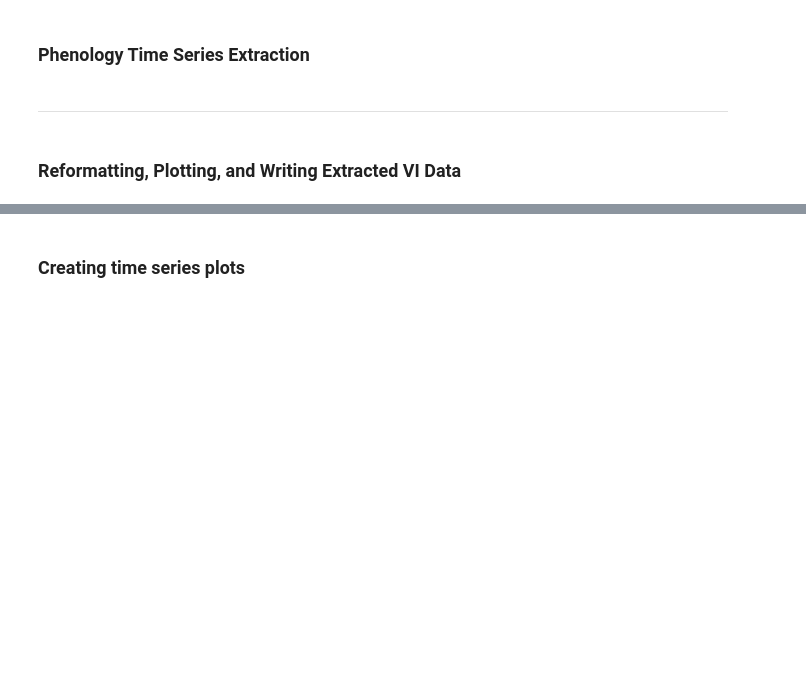
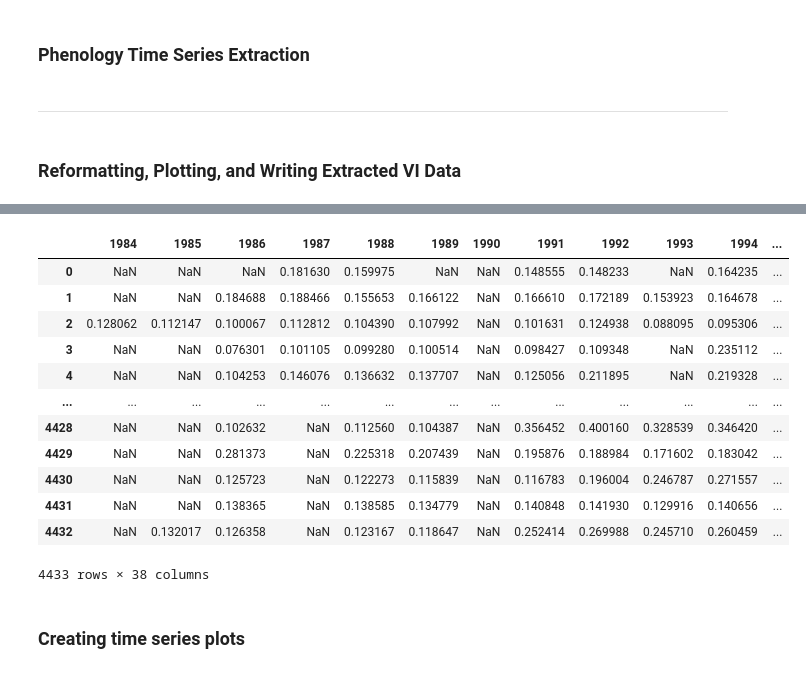
Before and after one commit to Dputnam-VT/SEclearcutStudy, a Jupyter notebook: ClearcutTS_Analysis_COL2.ipynb, the cells around one changed output, grey strips where cells are left out. Saved outputs shown, nothing was run; the diff lists cells and outputs as text; code cells hidden in the pictures; blank space fills up the shorter version.

```diff
--- a/ClearcutTS_Analysis_COL2.ipynb
+++ b/ClearcutTS_Analysis_COL2.ipynb
@@ -827,10 +841,10 @@ exportTask.start()
 # %% [markdown]
 ### Reformatting, Plotting, and Writing Extracted VI Data
 # %%
-outputIndex = 'B5'
+outputIndex = 'SR_B5'
 # %%
 # Importing the data exported in the above cell
-importVI = pd.read_csv('C:/R_workspace/'+outputIndex+'_values_2022_06_29.csv')
+importVI = pd.read_csv('C:/R_workspace/Collection2_data/'+outputIndex+'_values_2022_09_22.csv')
 # %%
 # reformatting above values into dataframe (one row for each stand, 38 columns for each year)
 
@@ -856,16 +884,30 @@ VItsDF
 # %%
 from sklearn.preprocessing import MinMaxScaler
-if outputIndex == 'B5' :
+if outputIndex == 'None' : # If desired, 'SR_B5' can be subsituted here to allow B5 to be used for time series segmentation
     scaler = MinMaxScaler()
     test_df = VItsDF.drop(VItsDF.iloc[:, [6]],axis = 1)
 
     scaler.fit(test_df)
     test_df = pd.DataFrame(scaler.transform(test_df))
 
     test_df.insert(6,'1990',([np.nan]*len(standIDs)))
     test_df.columns = imageYears
     VItsDF = (test_df*-1) +1
 
 VItsDF
+# %% [output]
+|  | 1984 | 1985 | 1986 | 1987 | 1988 | 1989 | 1990 | 1991 | 1992 | 1993 | 1994 | ... |
+| 0 | NaN | NaN | NaN | 0.181630 | 0.159975 | NaN | NaN | 0.148555 | 0.148233 | NaN | 0.164235 | ... |
+| 1 | NaN | NaN | 0.184688 | 0.188466 | 0.155653 | 0.166122 | NaN | 0.166610 | 0.172189 | 0.153923 | 0.164678 | ... |
+| 2 | 0.128062 | 0.112147 | 0.100067 | 0.112812 | 0.104390 | 0.107992 | NaN | 0.101631 | 0.124938 | 0.088095 | 0.095306 | ... |
+| 3 | NaN | NaN | 0.076301 | 0.101105 | 0.099280 | 0.100514 | NaN | 0.098427 | 0.109348 | NaN | 0.235112 | ... |
+| 4 | NaN | NaN | 0.104253 | 0.146076 | 0.136632 | 0.137707 | NaN | 0.125056 | 0.211895 | NaN | 0.219328 | ... |
+| ... | ... | ... | ... | ... | ... | ... | ... | ... | ... | ... | ... | ... |
+| 4428 | NaN | NaN | 0.102632 | NaN | 0.112560 | 0.104387 | NaN | 0.356452 | 0.400160 | 0.328539 | 0.346420 | ... |
+| 4429 | NaN | NaN | 0.281373 | NaN | 0.225318 | 0.207439 | NaN | 0.195876 | 0.188984 | 0.171602 | 0.183042 | ... |
+| 4430 | NaN | NaN | 0.125723 | NaN | 0.122273 | 0.115839 | NaN | 0.116783 | 0.196004 | 0.246787 | 0.271557 | ... |
+| 4431 | NaN | NaN | 0.138365 | NaN | 0.138585 | 0.134779 | NaN | 0.140848 | 0.141930 | 0.129916 | 0.140656 | ... |
+| 4432 | NaN | 0.132017 | 0.126358 | NaN | 0.123167 | 0.118647 | NaN | 0.252414 | 0.269988 | 0.245710 | 0.260459 | ... |
+4433 rows × 38 columns
 # %%
 # # Exporting the dataframe before interpolating missing values
```
Also changed, not shown: parts of 11 cells of this notebook, 1 other file.
